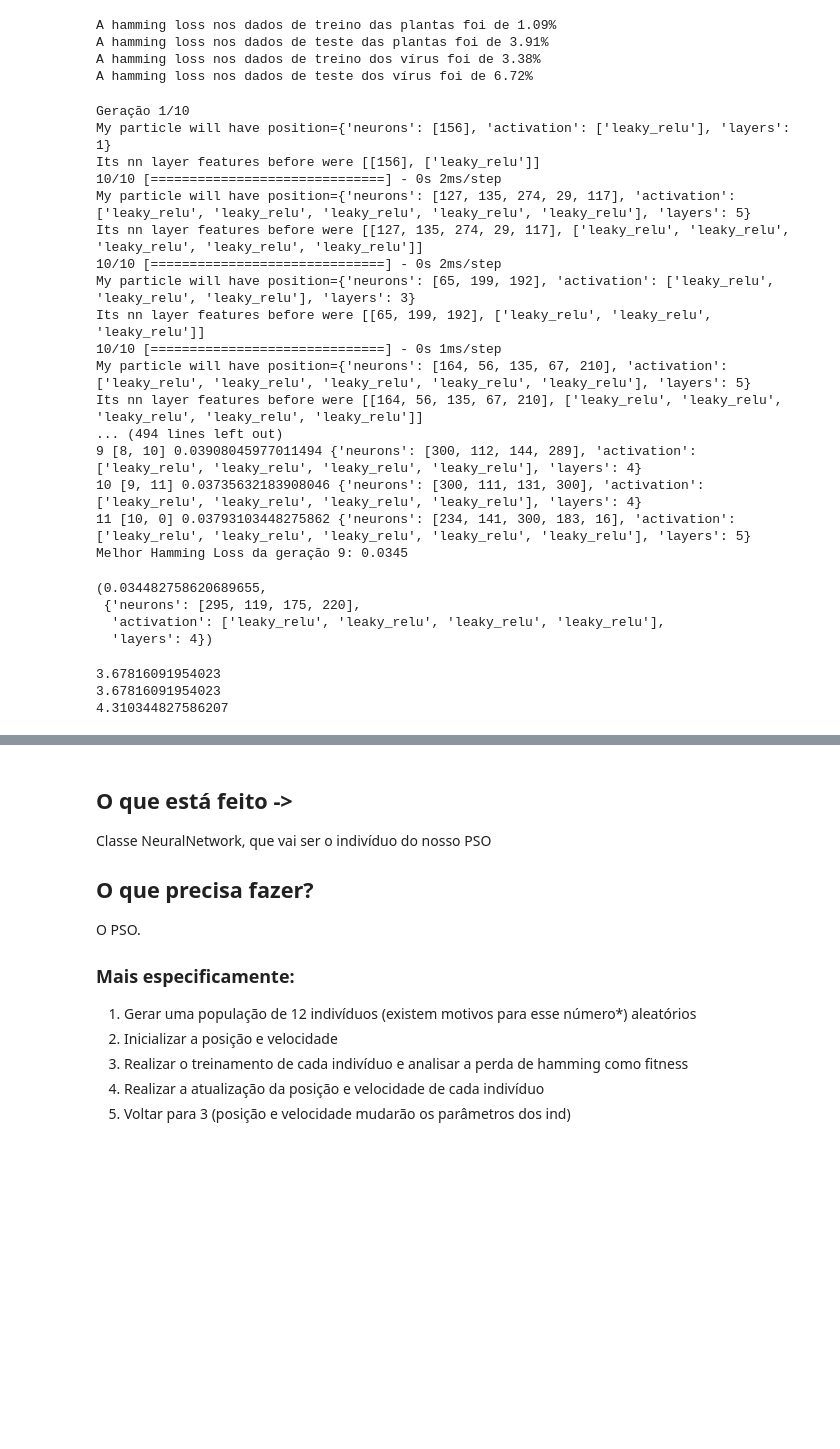
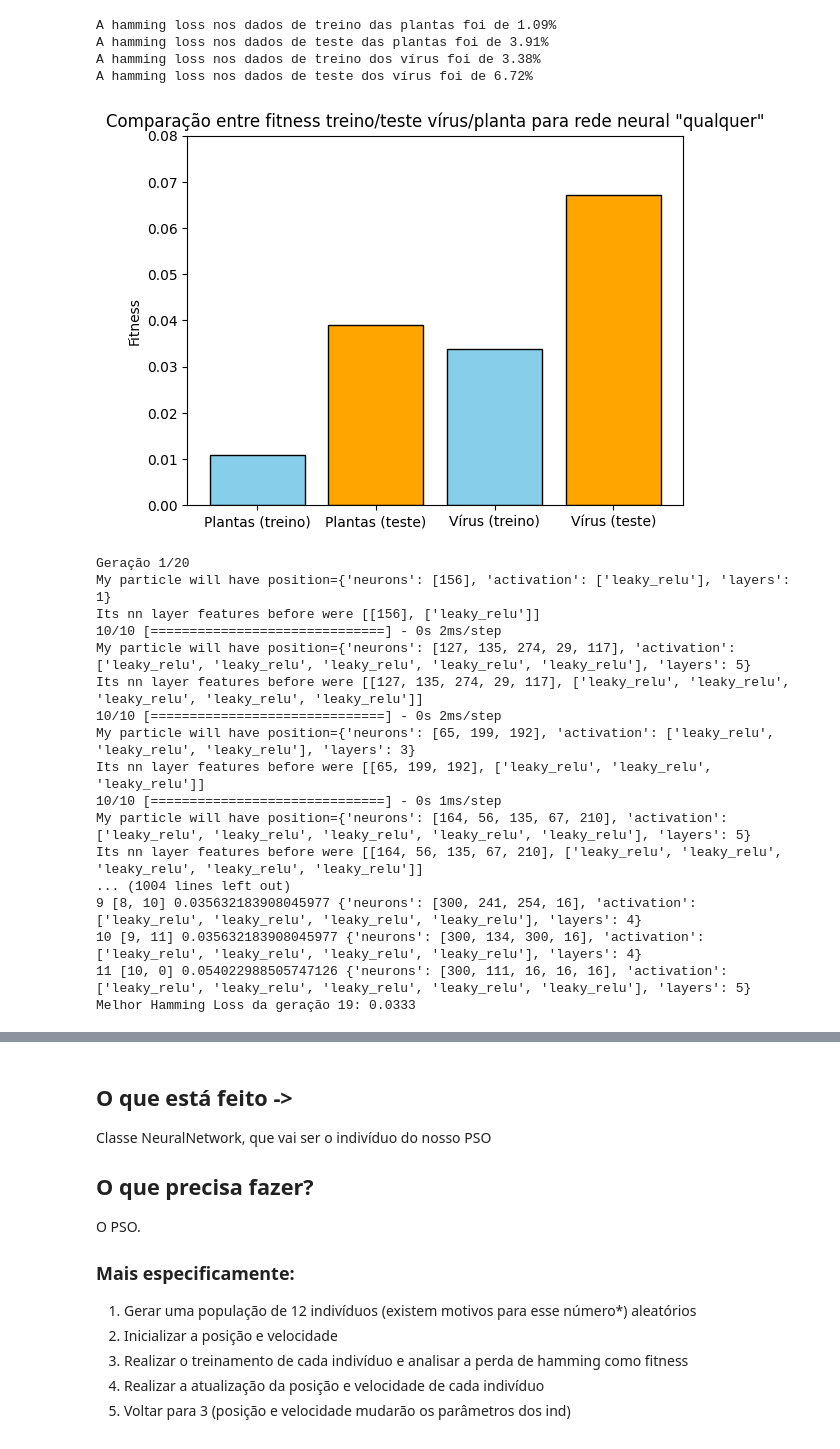
Before and after one commit to arthur-qm/trabalho-bioinspirada-scc0911-202402, a Jupyter notebook: trabalho copy.ipynb, the cells around one changed output, grey strips where cells are left out. Saved outputs shown, nothing was run; the diff lists cells and outputs as text; code cells hidden in the pictures; blank space fills up the shorter version.

Commit message:
Add some models and graphs

```diff
--- a/trabalho copy.ipynb
+++ b/trabalho copy.ipynb
@@ -162,13 +163,29 @@ possibilidades = [
     [predicted_classes_virus_test, y_test_virus, 'dados de teste dos vírus']
 ]
 # %%
+dados = []
 for possibilidade in possibilidades:
-    print(f'A hamming loss nos {possibilidade[-1]} foi de {100*hamming_loss(*possibilidade[:-1]):.2f}%')
+    val = hamming_loss(*possibilidade[:-1])
+    print(f'A hamming loss nos {possibilidade[-1]} foi de {100*val:.2f}%')
+    dados.append(val)
 # %% [output]
 A hamming loss nos dados de treino das plantas foi de 1.09%
 A hamming loss nos dados de teste das plantas foi de 3.91%
 A hamming loss nos dados de treino dos vírus foi de 3.38%
 A hamming loss nos dados de teste dos vírus foi de 6.72%
+# %%
+# Criando um gráfico de barras para comparar os valores
+plt.bar(['Plantas (treino)', 'Plantas (teste)', 'Vírus (treino)', 'Vírus (teste)'], dados, color=['skyblue', 'orange'] * 2, edgecolor='black')
+
+# Personalizando o gráfico
+plt.ylabel('Fitness')
+plt.title('Comparação entre fitness treino/teste vírus/planta para rede neural "qualquer"')
+plt.ylim(0, 0.08)  # Ajustando o eixo y para destacar a diferença
+
+# Exibindo o gráfico
+plt.show()
+# %% [output]
+[figure, added]
 # %%
 # possíveis valores para nossa população inicial
 LIM_NUM_NEURONS = 300
@@ -314,9 +343,9 @@ def pso_algorithm(X_train, y_train, X_test, y_test, topology_graph, population_s
 pop_size = 12
 ring_graph = [[(i-1) % pop_size, (i+1) % pop_size] for i in range(pop_size)]
 # %%
-pso_algorithm(X_train_plants, y_train_plants, X_test_plants, y_test_plants, ring_graph, population_size=pop_size)
+gen_bests_ring, every_part_bests_ring, global_best_ring, global_best_pos_ring = pso_algorithm(X_train_plants, y_train_plants, X_test_plants, y_test_plants, ring_graph, population_size=pop_size, generations=20)
 # %% [output]
-Geração 1/10
+Geração 1/20
 My particle will have position={'neurons': [156], 'activation': ['leaky_relu'], 'layers': 1}
 Its nn layer features before were [[156], ['leaky_relu']]
 10/10 [==============================] - 0s 2ms/step
@@ -328,12 +357,8 @@ Its nn layer features before were [[65, 199, 192], ['leaky_relu', 'leaky_relu',
 10/10 [==============================] - 0s 1ms/step
 My particle will have position={'neurons': [164, 56, 135, 67, 210], 'activation': ['leaky_relu', 'leaky_relu', 'leaky_relu', 'leaky_relu', 'leaky_relu'], 'layers': 5}
 Its nn layer features before were [[164, 56, 135, 67, 210], ['leaky_relu', 'leaky_relu', 'leaky_relu', 'leaky_relu', 'leaky_relu']]
-... (494 lines left out)
-9 [8, 10] 0.03908045977011494 {'neurons': [300, 112, 144, 289], 'activation': ['leaky_relu', 'leaky_relu', 'leaky_relu', 'leaky_relu'], 'layers': 4}
-10 [9, 11] 0.03735632183908046 {'neurons': [300, 111, 131, 300], 'activation': ['leaky_relu', 'leaky_relu', 'leaky_relu', 'leaky_relu'], 'layers': 4}
-11 [10, 0] 0.03793103448275862 {'neurons': [234, 141, 300, 183, 16], 'activation': ['leaky_relu', 'leaky_relu', 'leaky_relu', 'leaky_relu', 'leaky_relu'], 'layers': 5}
-Melhor Hamming Loss da geração 9: 0.0345
+... (1004 lines left out)
+9 [8, 10] 0.035632183908045977 {'neurons': [300, 241, 254, 16], 'activation': ['leaky_relu', 'leaky_relu', 'leaky_relu', 'leaky_relu'], 'layers': 4}
+10 [9, 11] 0.035632183908045977 {'neurons': [300, 134, 300, 16], 'activation': ['leaky_relu', 'leaky_relu', 'leaky_relu', 'leaky_relu'], 'layers': 4}
+11 [10, 0] 0.054022988505747126 {'neurons': [300, 111, 16, 16, 16], 'activation': ['leaky_relu', 'leaky_relu', 'leaky_relu', 'leaky_relu', 'leaky_relu'], 'layers': 5}
+Melhor Hamming Loss da geração 19: 0.0333
-(0.034482758620689655,
- {'neurons': [295, 119, 175, 220],
-  'activation': ['leaky_relu', 'leaky_relu', 'leaky_relu', 'leaky_relu'],
-  'layers': 4})
@@ -350,7 +364,0 @@ def gen_random_individual():
-# %%
-for ind in pop:
-    print(ind.hamming_loss*100)
-# %% [output]
-3.67816091954023
-3.67816091954023
-4.310344827586207
```
Also changed, not shown: parts of 19 cells of this notebook.
